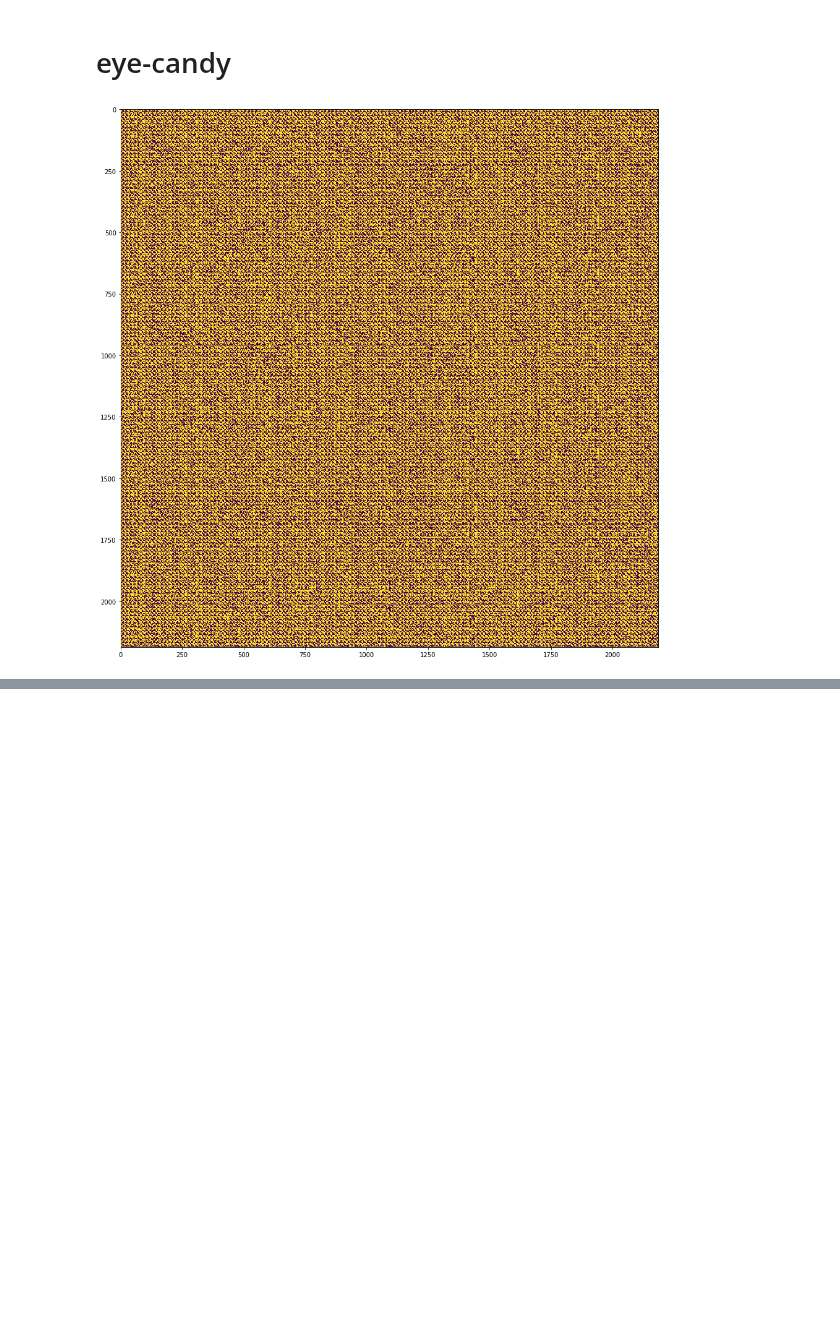
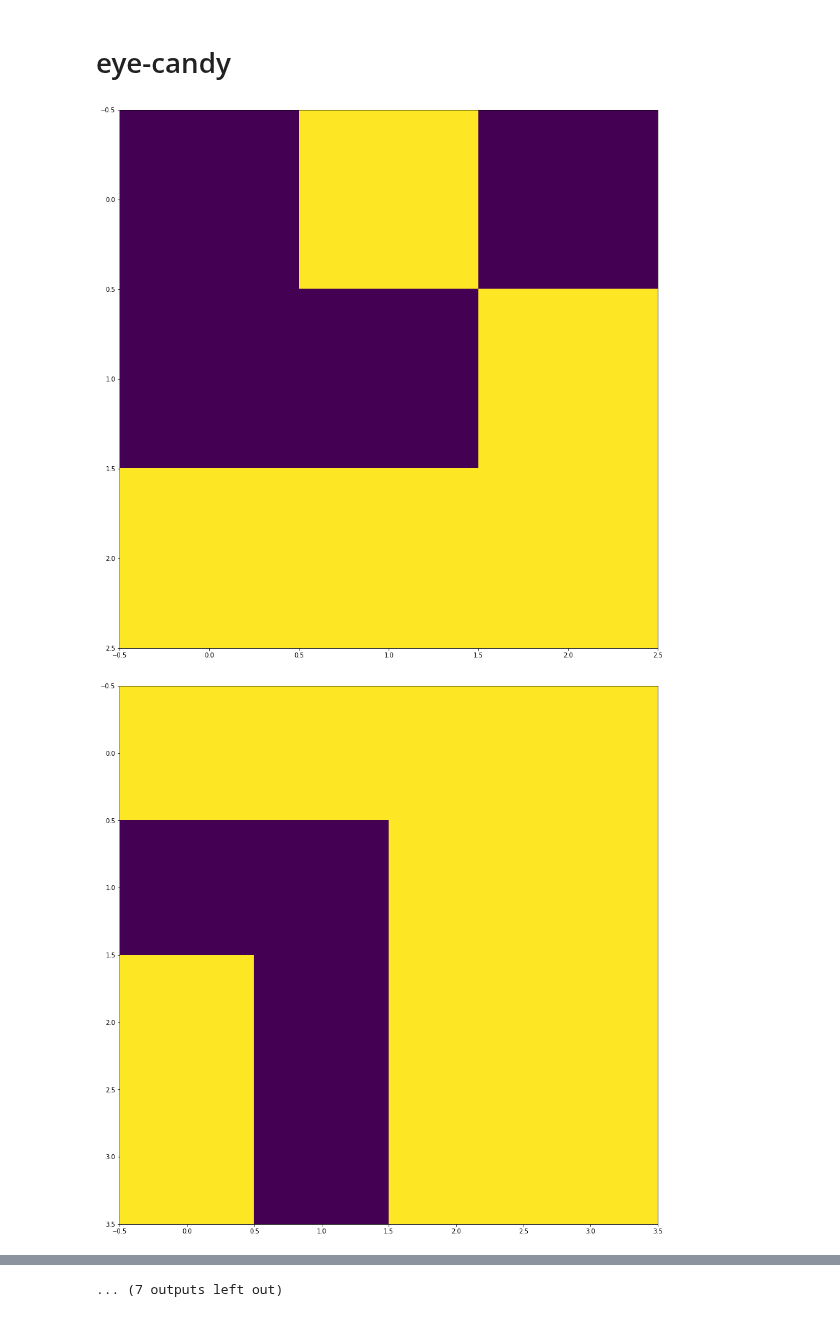
Before and after one commit to MarkNOakden/AdventOfCode, a Jupyter notebook: 17/21/day21.ipynb, the cells around one changed output, grey strips where cells are left out. Saved outputs shown, nothing was run; the diff lists cells and outputs as text; code cells hidden in the pictures; blank space fills up the shorter version.

Commit message:
animated visualisation for day21 part2

```diff
--- a/17/21/day21.ipynb
+++ b/17/21/day21.ipynb
@@ -202,6 +191,25 @@ df = df.replace(['.', '#'], [0,1])
-# %%
-fig, ax = plt.subplots(figsize=(16,16))
-plt.imshow(df)
-plt.savefig('part2.png')
-# %% [output]
-[figure, removed]
+# %%
+g = start
+
+df = pd.DataFrame(g).replace(['.', '#'], [0,1])
+fig, ax = plt.subplots(figsize=(16,16))
+plt.imshow(df)
+filenames = ['part2_00.png']
+plt.savefig('part2_00.png')
+
+for i in range(18):
+    g = enhance(g, rules)
+    df = pd.DataFrame(g).replace(['.', '#'], [0,1])
+    fig, ax = plt.subplots(figsize=(16,16))
+    plt.imshow(df)
+    plt.savefig(f'part2_{i+1:02}.png')
+    filenames.append(f'part2_{i+1:02}.png')
+
+import imageio
+with imageio.get_writer('day21part2.gif', mode='I', duration=0.33) as writer:
+    for filename in filenames:
+        image = imageio.imread(filename)
+        writer.append_data(image)
+# %% [output]
+[figure, added]
+[figure, added]
@@ -207,0 +226 @@ plt.savefig('part2.png')
+... (7 outputs left out)
```
Also changed, not shown: parts of 4 cells of this notebook, 22 other files.
